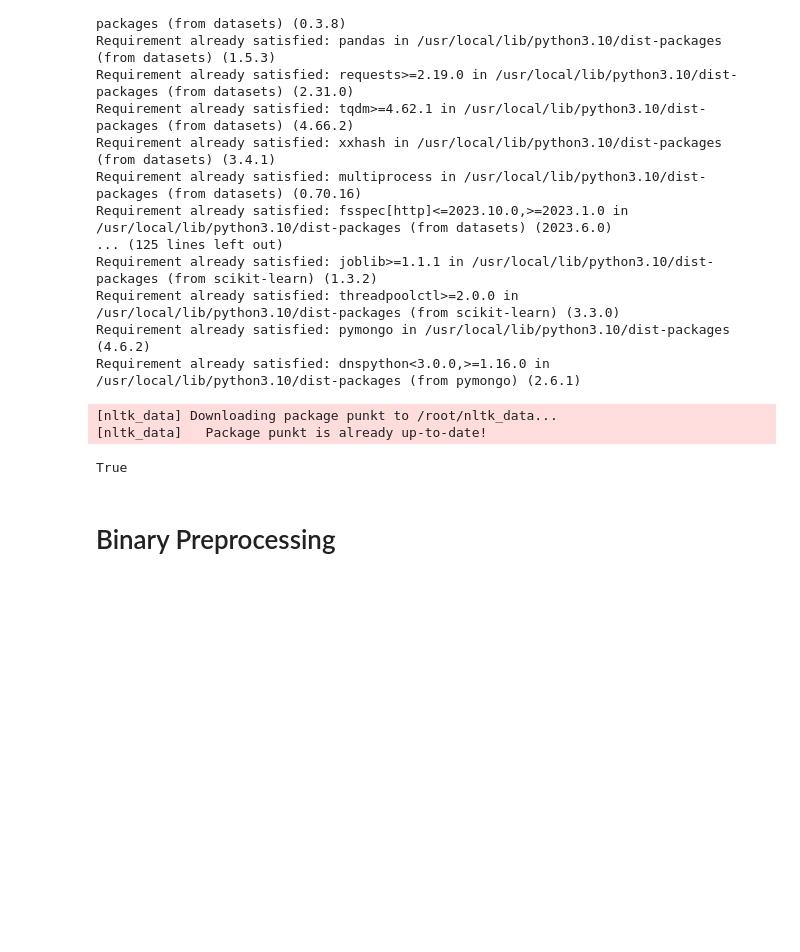
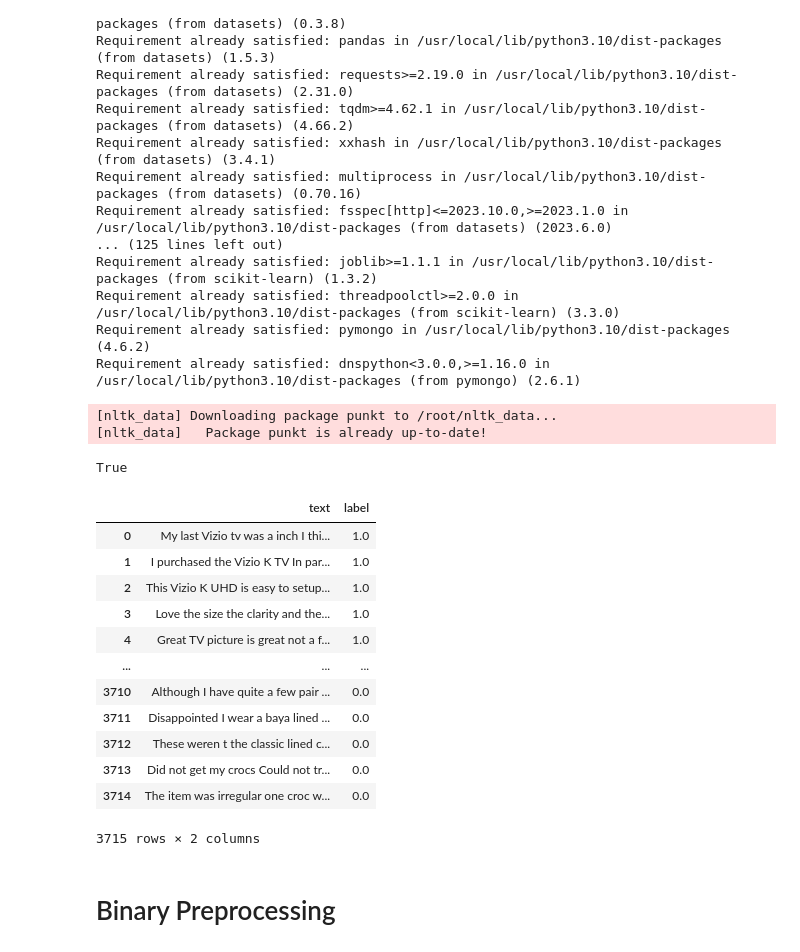
Before and after one commit to Hi-Im-Mo/machine-learning-adversarial-attacks, a Jupyter notebook: unstemmed_attack.ipynb, the cells around one changed output. Cells and saved outputs as stored; diff of their text form; code cells hidden in the pictures; blank space fills up the shorter version.

```diff
--- a/unstemmed_attack.ipynb
+++ b/unstemmed_attack.ipynb
@@ -81,6 +81,22 @@ client.close()
 
 # Convert the list of dicts to master DataFrame
 df = pd.DataFrame(documents)
+# %%
+df
+# %% [output]
+|  | text | label |
+| 0 | My last Vizio tv was a inch I thi... | 1.0 |
+| 1 | I purchased the Vizio K TV In par... | 1.0 |
+| 2 | This Vizio K UHD is easy to setup... | 1.0 |
+| 3 | Love the size the clarity and the... | 1.0 |
+| 4 | Great TV picture is great not a f... | 1.0 |
+| ... | ... | ... |
+| 3710 | Although I have quite a few pair ... | 0.0 |
+| 3711 | Disappointed I wear a baya lined ... | 0.0 |
+| 3712 | These weren t the classic lined c... | 0.0 |
+| 3713 | Did not get my crocs Could not tr... | 0.0 |
+| 3714 | The item was irregular one croc w... | 0.0 |
+3715 rows × 2 columns
 # %% [markdown]
 # Binary Preprocessing
 # %%
```
Also changed, not shown: parts of 3 cells of this notebook.
